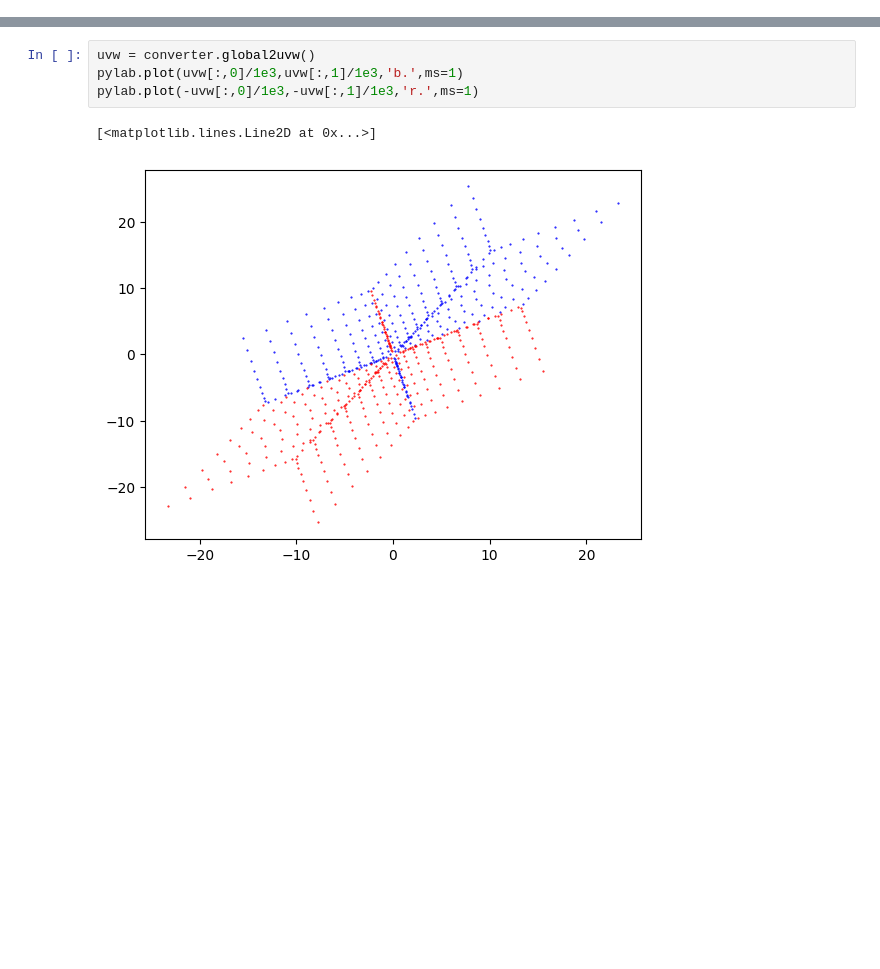
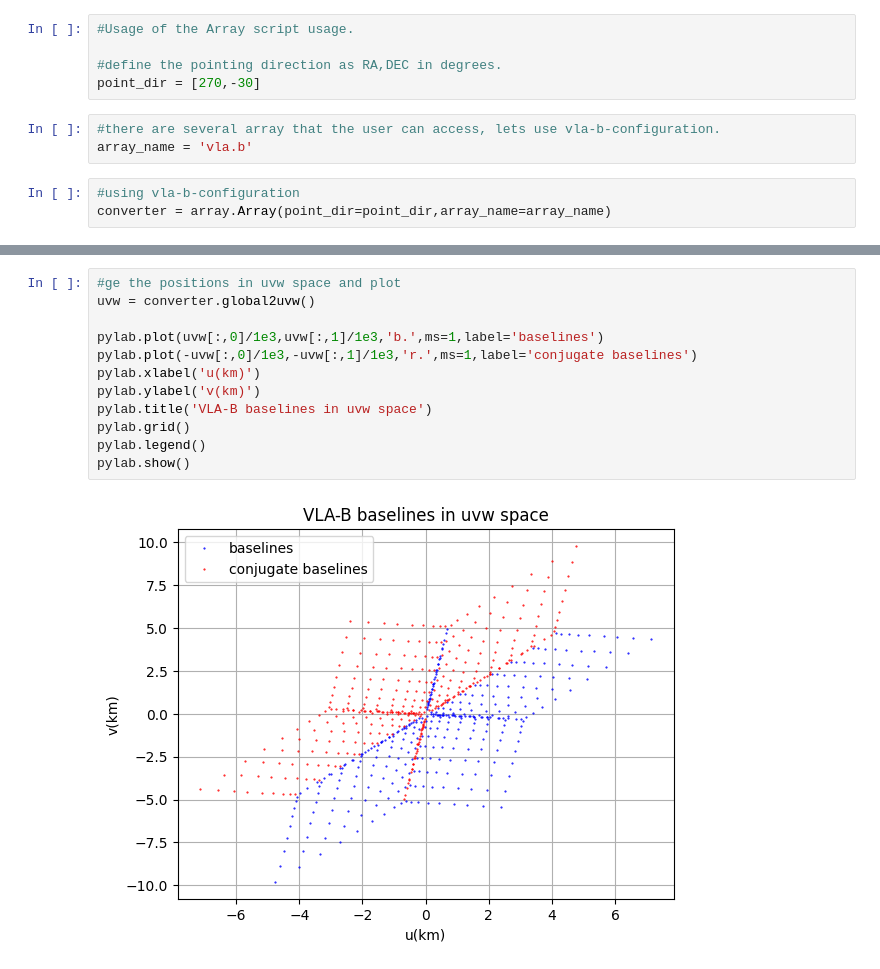
Before and after one commit to wits-cfa/simms, a Jupyter notebook: array/example.ipynb, the cells around one changed output, grey strips where cells are left out. Cells and saved outputs as stored; diff of their text form; blank space fills up the shorter version.

```diff
--- a/array/example.ipynb
+++ b/array/example.ipynb
@@ -9,0 +6,11 @@ converter = array.Array(array_center=array_center,point_dir=point_dir,
+# %%
+#Usage of the Array script usage.
+
+#define the pointing direction as RA,DEC in degrees.
+point_dir = [270,-30]
+# %%
+#there are several array that the user can access, lets use vla-b-configuration.
+array_name = 'vla.b'
+# %%
+#using vla-b-configuration
+converter = array.Array(point_dir=point_dir,array_name=array_name)
@@ -10,7 +96,14 @@ converter = array.Array(array_center=array_center,point_dir=point_dir,
 # %%
+#ge the positions in uvw space and plot
 uvw = converter.global2uvw()
-pylab.plot(uvw[:,0]/1e3,uvw[:,1]/1e3,'b.',ms=1)
-pylab.plot(-uvw[:,0]/1e3,-uvw[:,1]/1e3,'r.',ms=1)
+
+pylab.plot(uvw[:,0]/1e3,uvw[:,1]/1e3,'b.',ms=1,label='baselines')
+pylab.plot(-uvw[:,0]/1e3,-uvw[:,1]/1e3,'r.',ms=1,label='conjugate baselines')
+pylab.xlabel('u(km)')
+pylab.ylabel('v(km)')
+pylab.title('VLA-B baselines in uvw space')
+pylab.grid()
+pylab.legend()
+pylab.show()
 # %% [output]
-[<matplotlib.lines.Line2D at 0x...>]
-[figure, old version]
+[figure, new version]
```
Also changed, not shown: parts of 7 cells of this notebook.
